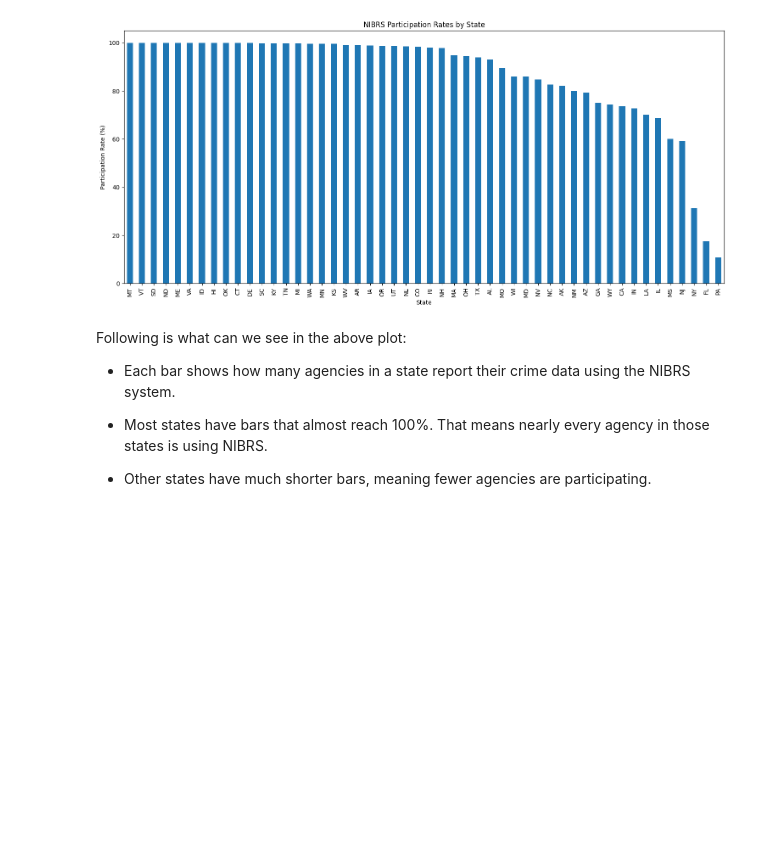
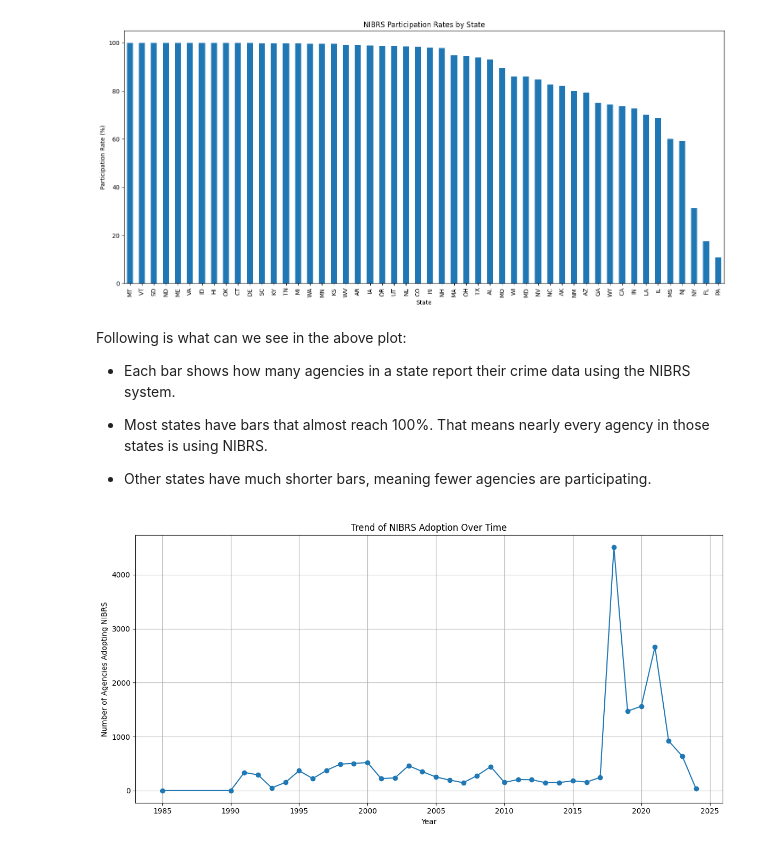
Before and after one commit to srinivasanpoonkundran/INFO-511-Project, a Jupyter notebook: fbi_crime_data_analysis.ipynb, the cells around one changed output. Drawn from its saved outputs; the diff is of its cells as text; code cells hidden in the pictures; blank space fills up the shorter version.

Commit message:
trend of NIBRS adoption over time plotted

```diff
--- a/fbi_crime_data_analysis.ipynb
+++ b/fbi_crime_data_analysis.ipynb
@@ -255,3 +255,16 @@ Following is what can we see in the above plot:
 -   Most states have bars that almost reach 100%. That means nearly every agency in those states is using NIBRS.
 
 -   Other states have much shorter bars, meaning fewer agencies are participating.
+# %%
+#trend of NIBRS adoption over time
+nibrs_over_time = agencies['nibrs_start_date'].dt.year.value_counts().sort_index()
+plt.figure(figsize=(12, 6))
+nibrs_over_time.plot(kind='line', marker='o')
+plt.title('Trend of NIBRS Adoption Over Time')
+plt.xlabel('Year')
+plt.ylabel('Number of Agencies Adopting NIBRS')
+plt.grid(True)
+plt.tight_layout()
+plt.show()
+# %% [output]
+[figure, added]
```
Also changed, not shown: parts of 1 cell of this notebook.
